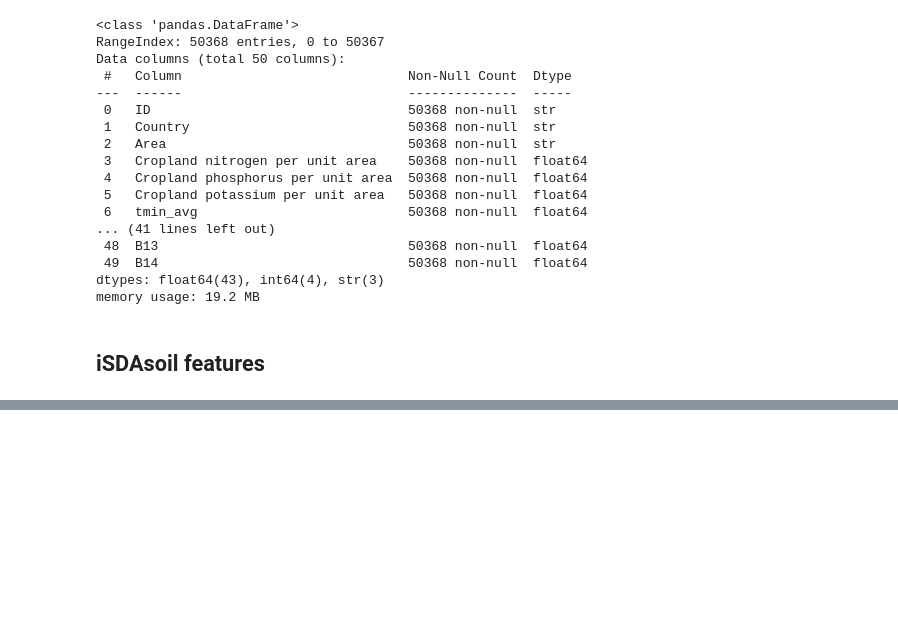
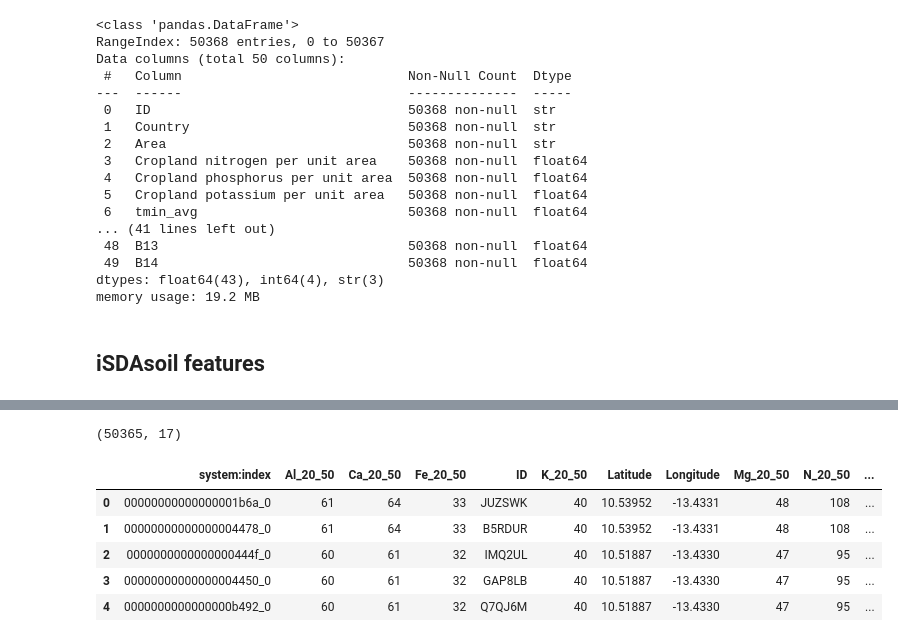
Before and after one commit to lucknera/projekt_interdyscyplinarny, a Jupyter notebook: models/olek-fe.ipynb, the cells around one changed output, grey strips where cells are left out. Saved outputs shown, nothing was run; the diff lists cells and outputs as text; code cells hidden in the pictures; blank space fills up the shorter version.

```diff
--- a/models/olek-fe.ipynb
+++ b/models/olek-fe.ipynb
@@ -1063,0 +1121,12 @@ task_isda.start()
+# %%
+isda_df_20_50 = pd.read_csv('../datasets/iSDAsoil_features_20_50.csv')
+print(isda_df_20_50.shape)
+isda_df_20_50.head()
+# %% [output]
+(50365, 17)
+|  | system:index | Al_20_50 | Ca_20_50 | Fe_20_50 | ID | K_20_50 | Latitude | Longitude | Mg_20_50 | N_20_50 | ... |
+| 0 | 00000000000000001b6a_0 | 61 | 64 | 33 | JUZSWK | 40 | 10.53952 | -13.4331 | 48 | 108 | ... |
+| 1 | 00000000000000004478_0 | 61 | 64 | 33 | B5RDUR | 40 | 10.53952 | -13.4331 | 48 | 108 | ... |
+| 2 | 0000000000000000444f_0 | 60 | 61 | 32 | IMQ2UL | 40 | 10.51887 | -13.4330 | 47 | 95 | ... |
+| 3 | 00000000000000004450_0 | 60 | 61 | 32 | GAP8LB | 40 | 10.51887 | -13.4330 | 47 | 95 | ... |
+| 4 | 0000000000000000b492_0 | 60 | 61 | 32 | Q7QJ6M | 40 | 10.51887 | -13.4330 | 47 | 95 | ... |
```
Also changed, not shown: parts of 11 cells of this notebook, 2 other files.
